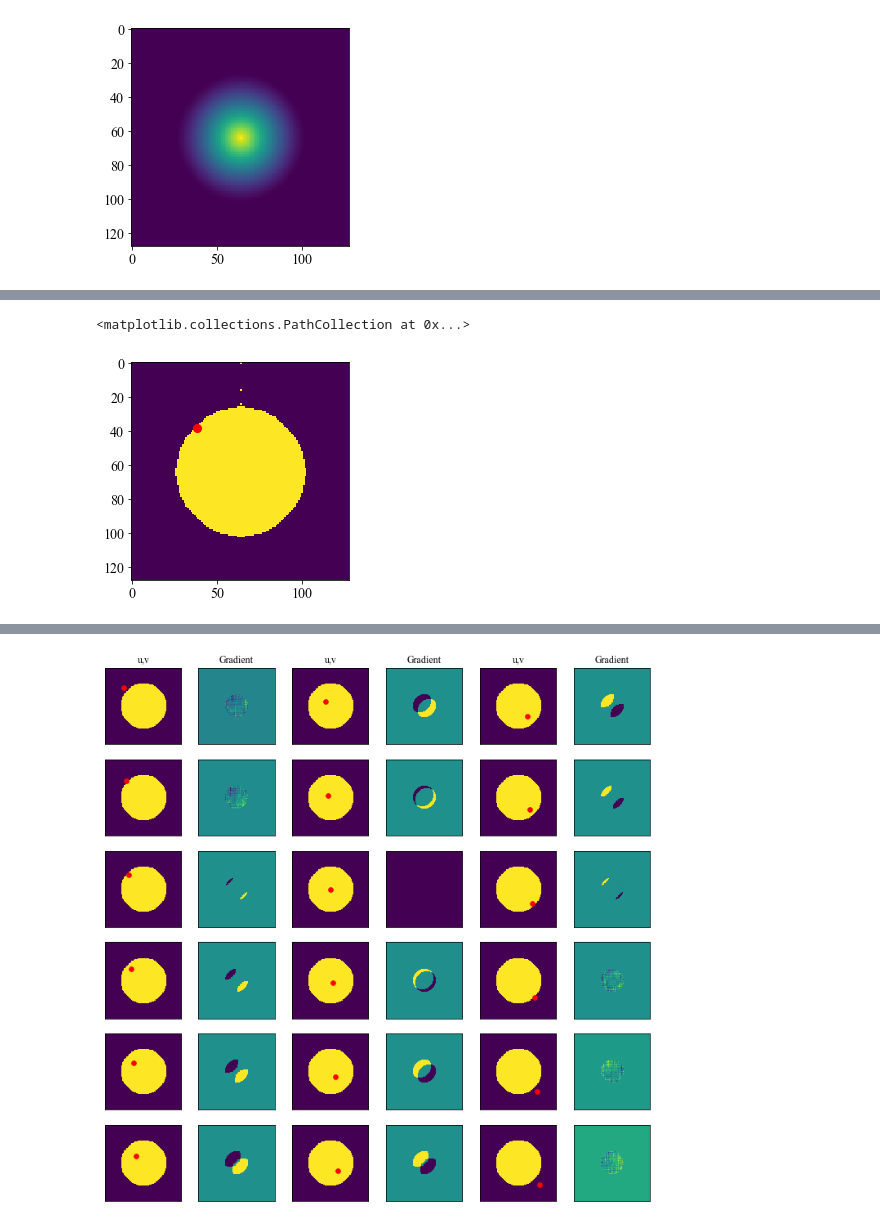
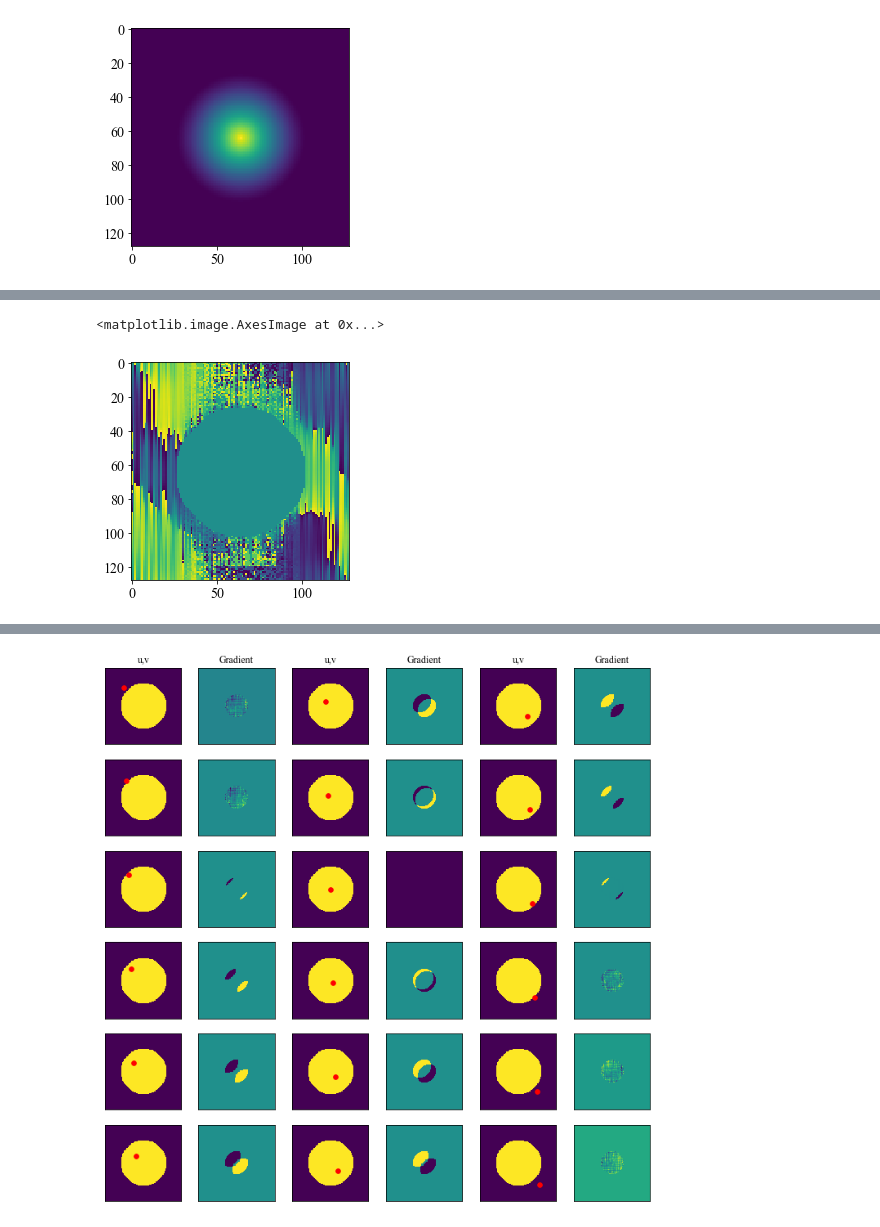
Before and after one commit to benjaminpope/anoroc, a Jupyter notebook: notebooks/toy_model.ipynb, the cells around one changed output, grey strips where cells are left out. Drawn from its saved outputs; the diff is of its cells as text; code cells hidden in the pictures.

```diff
--- a/notebooks/toy_model.ipynb
+++ b/notebooks/toy_model.ipynb
@@ -114,9 +124,8 @@ plt.imshow(support)
 # %%
 phasegrad = jacobian(get_phases)
-# %%
-plt.imshow(np.abs(get_phases(pupil))<1e-7)
-plt.scatter(38,38,s=64,c='r')
-# %% [output]
-<matplotlib.collections.PathCollection at 0x...>
-[figure, removed]
+# %%
+plt.imshow((get_phases(pupil)))
+# %% [output]
+<matplotlib.image.AxesImage at 0x...>
+[figure, added]
 # %%
```
Also changed, not shown: parts of 32 cells of this notebook, 1 other file.
